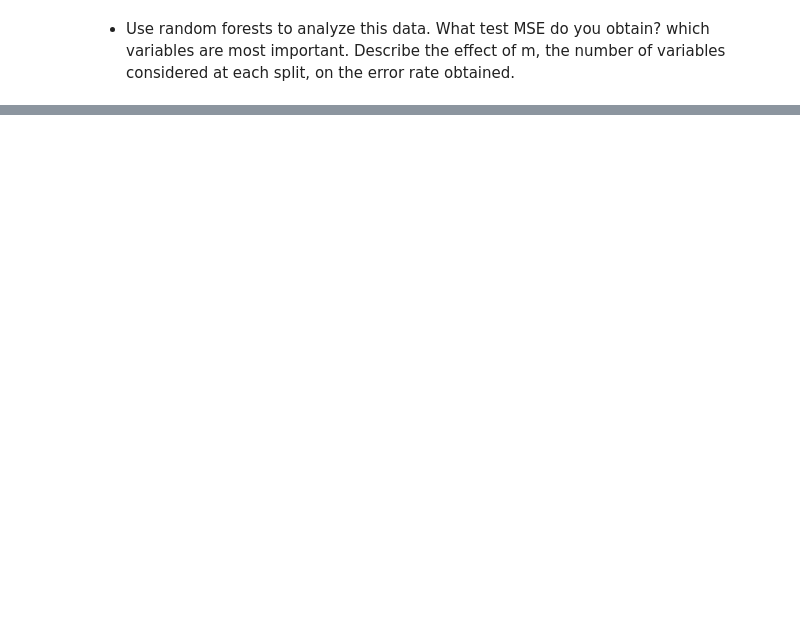
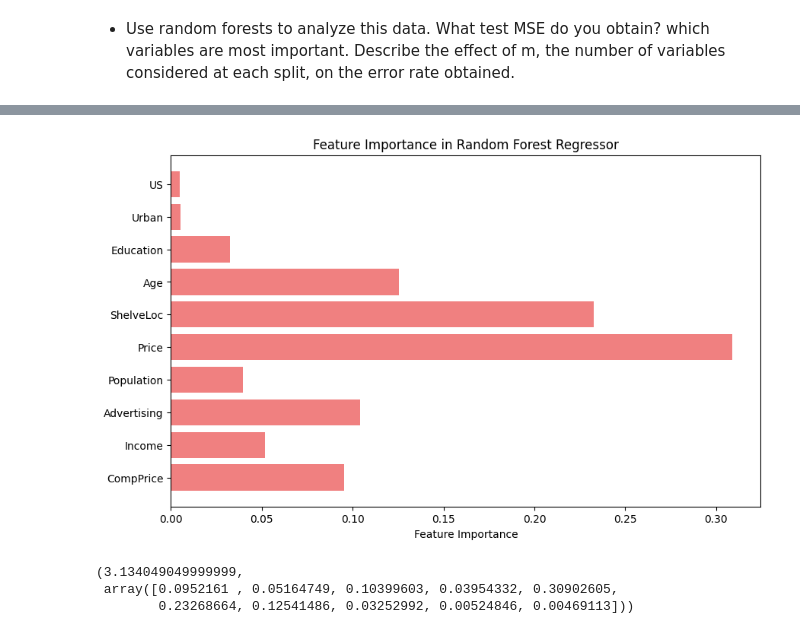
Before and after one commit to peyman886/machine-learning-coursework, a Jupyter notebook: Bahrak 1402-1/HomeWork/HW05/New folder/Machine_Learning_HW05 (1).ipynb, the cells around one changed output, grey strips where cells are left out. Cells and saved outputs as stored; diff of their text form; code cells hidden in the pictures; blank space fills up the shorter version.

```diff
--- a/Bahrak 1402-1/HomeWork/HW05/New folder/Machine_Learning_HW05 (1).ipynb
+++ b/Bahrak 1402-1/HomeWork/HW05/New folder/Machine_Learning_HW05 (1).ipynb
@@ -920,0 +1076,29 @@ the results. What test MSE do you obtain?
+# %%
+from sklearn.ensemble import RandomForestRegressor
+
+# Applying the random forest method
+random_forest_regressor = RandomForestRegressor(n_estimators=100, random_state=42)
+random_forest_regressor.fit(X_train, y_train)
+
+# Predict on test set
+y_pred_rf = random_forest_regressor.predict(X_test)
+
+# Calculate Test MSE for random forest
+test_mse_rf = mean_squared_error(y_test, y_pred_rf)
+
+# Feature importance in random forest
+feature_importance_rf = random_forest_regressor.feature_importances_
+
+# Visualize feature importance in random forest
+plt.figure(figsize=(10, 6))
+plt.barh(X.columns, feature_importance_rf, color='lightcoral')
+plt.xlabel("Feature Importance")
+plt.title("Feature Importance in Random Forest Regressor")
+plt.show()
+
+test_mse_rf, feature_importance_rf
+# %% [output]
+[figure, added]
+(3.134049049999999,
+ array([0.0952161 , 0.05164749, 0.10399603, 0.03954332, 0.30902605,
+        0.23268664, 0.12541486, 0.03252992, 0.00524846, 0.00469113]))
```
Also changed, not shown: parts of 23 cells of this notebook.
